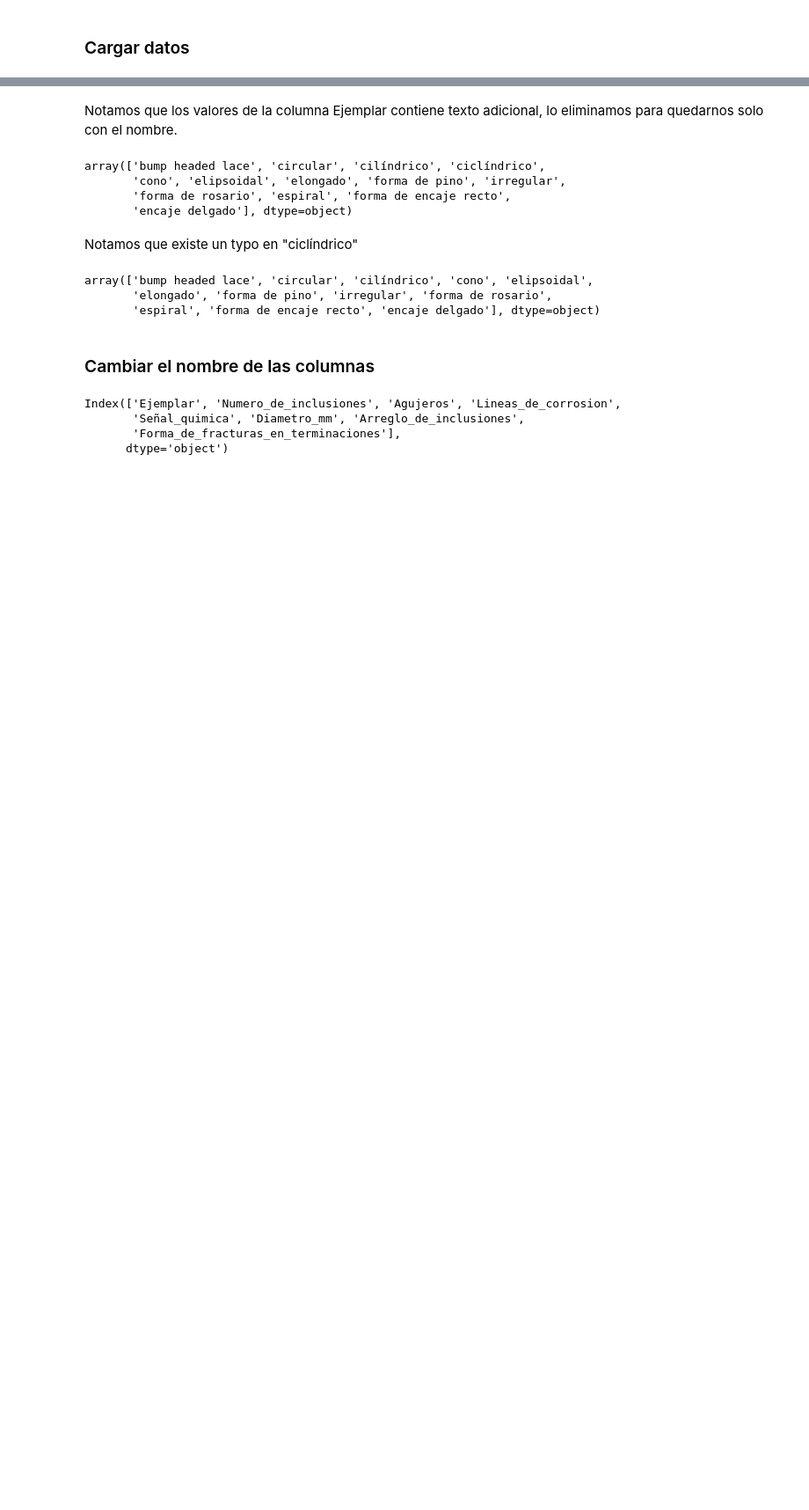
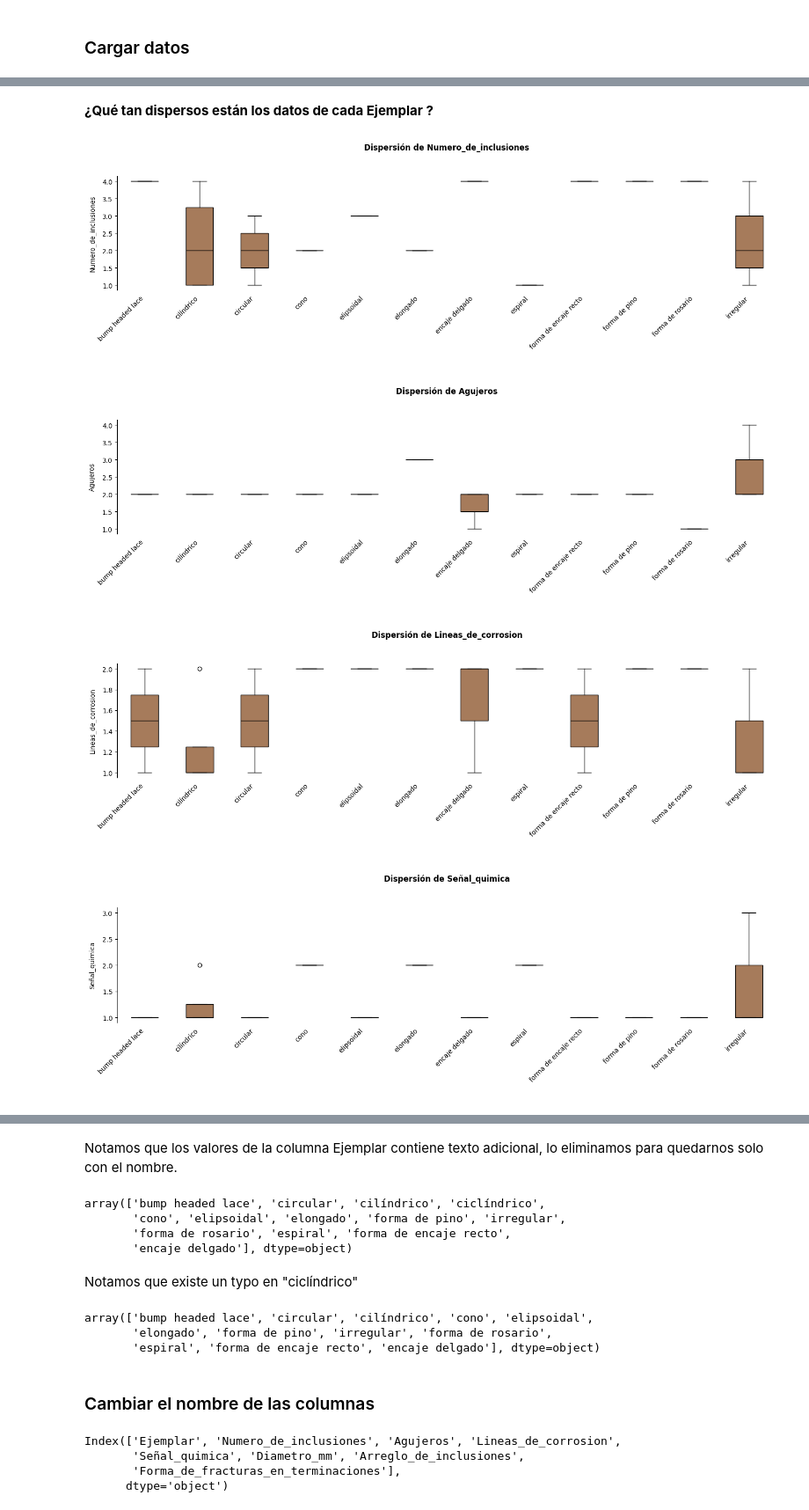
Before and after one commit to jmartingv/coprolite-analysis, a Jupyter notebook: eda/eda.ipynb, the cells around one changed output, grey strips where cells are left out. Shown at 88% size. Drawn from its saved outputs; the diff is of its cells as text; code cells hidden in the pictures; blank space fills up the shorter version.

```diff
--- a/eda/eda.ipynb
+++ b/eda/eda.ipynb
@@ -44,0 +155,34 @@ df.head()
+# %% [markdown]
+**¿Qué tan dispersos están los datos de cada Ejemplar ?**
+# %%
+# Create individual figures for each variable as a boxplot for each Ejemplar
+for i, column in enumerate(grouped_data.columns):
+    fig, ax = plt.subplots(figsize=(15, 5))
+    data_to_plot = [df[df['Ejemplar'] == ejemplar][column] for ejemplar in grouped_data.index]
+    ax.boxplot(data_to_plot, vert=True, patch_artist=True,
+               boxprops=dict(facecolor='#A67B5B', color='black'),
+               medianprops=dict(color='black'))
+    ax.set_xticks(range(1, len(grouped_data.index) + 1))
+    ax.set_xticklabels(grouped_data.index, rotation=45, ha='right')
+    ax.set_title(f"Dispersión de {column}", pad=40, fontweight='bold')
+    ax.set_ylabel(column, labelpad=10)
+    ax.set_xlabel(' ', labelpad=10)
+
+    # Desactivar las marcas en el eje x de la subgráfica inferior
+    ax.tick_params(axis='x', which='both', bottom=False, top=False, labelbottom=True)
+    # Desactivar las marcas en el eje y de la subgráfica inferior
+    ax.tick_params(axis='y', which='both', left=True)
+
+    # Mantener solo el borde izquierdo y inferior de la subgráfica inferior
+    ax.spines['left'].set_visible(True)
+    ax.spines['bottom'].set_visible(False)
+    ax.spines['top'].set_visible(False)
+    ax.spines['right'].set_visible(False)
+
+    plt.tight_layout()
+    plt.show()
+# %% [output]
+[figure, added]
+[figure, added]
+[figure, added]
+[figure, added]
```
Also changed, not shown: parts of 21 cells of this notebook.
